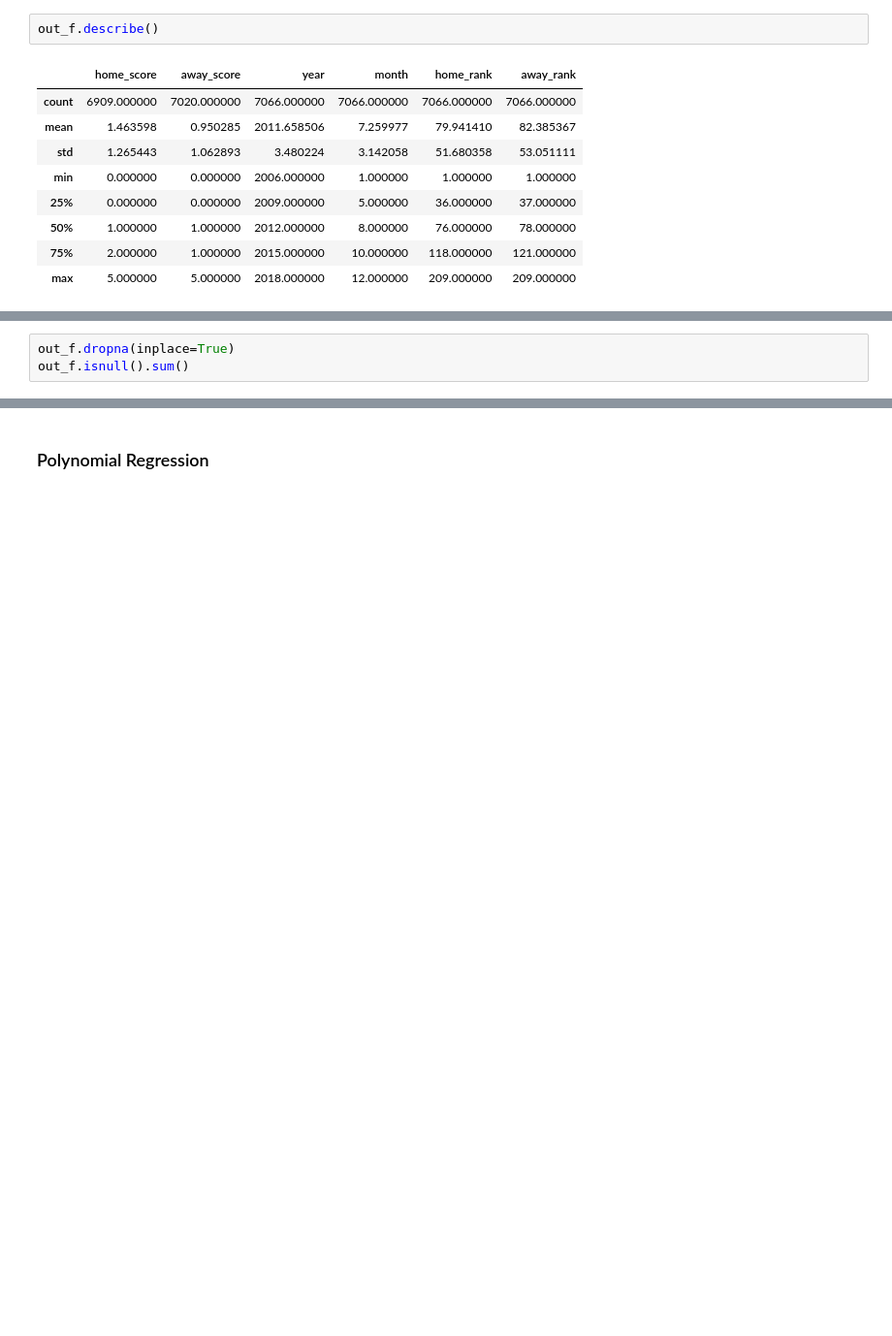
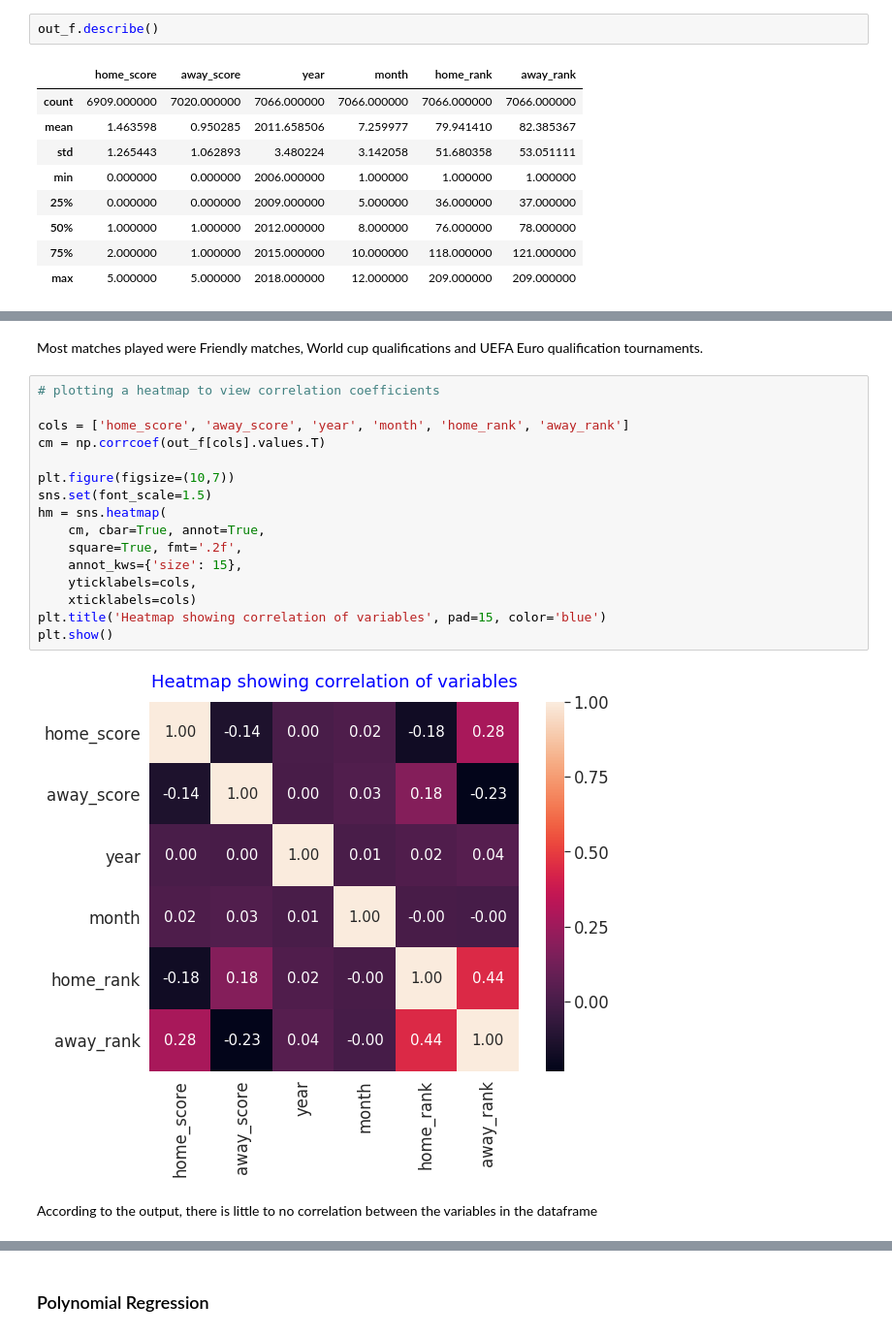
Before and after one commit to booorayan/Regression_fifa, a Jupyter notebook: Football_Match_Predictions.ipynb, the cells around one changed output, grey strips where cells are left out. Shown at 97% size. Drawn from its saved outputs; the diff is of its cells as text; blank space fills up the shorter version.

```diff
--- a/Football_Match_Predictions.ipynb
+++ b/Football_Match_Predictions.ipynb
@@ -909,3 +919,0 @@ dtype: int64
-# %%
-out_f.dropna(inplace=True)
-out_f.isnull().sum()
@@ -929 +928,23 @@ dtype: int64
+# %% [markdown]
+Most matches played were Friendly matches, World cup qualifications and UEFA Euro qualification tournaments.
+# %%
+# plotting a heatmap to view correlation coefficients
+
+cols = ['home_score', 'away_score', 'year', 'month', 'home_rank', 'away_rank']
+cm = np.corrcoef(out_f[cols].values.T)
+
+plt.figure(figsize=(10,7))
+sns.set(font_scale=1.5)
+hm = sns.heatmap(
+    cm, cbar=True, annot=True,
+    square=True, fmt='.2f',
+    annot_kws={'size': 15},
+    yticklabels=cols,
+    xticklabels=cols)
+plt.title('Heatmap showing correlation of variables', pad=15, color='blue')
+plt.show()
+# %% [output]
+[figure, added]
+# %% [markdown]
+According to the output, there is little to no correlation between the variables in the dataframe
 # %% [markdown]
```
Also changed, not shown: parts of 44 cells of this notebook.
